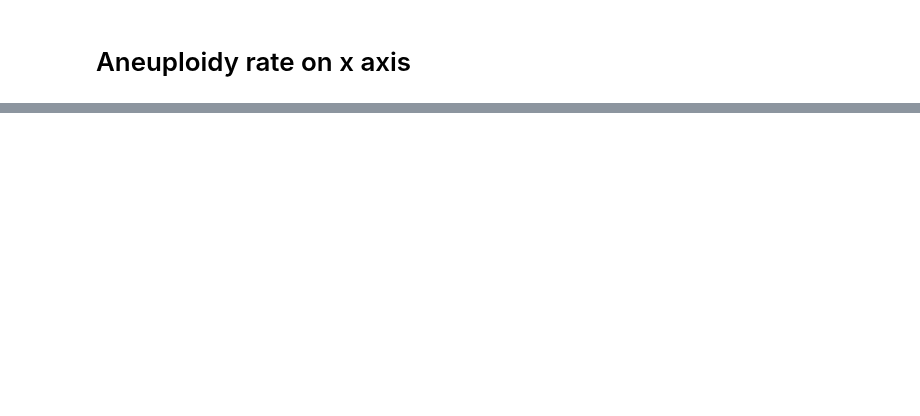
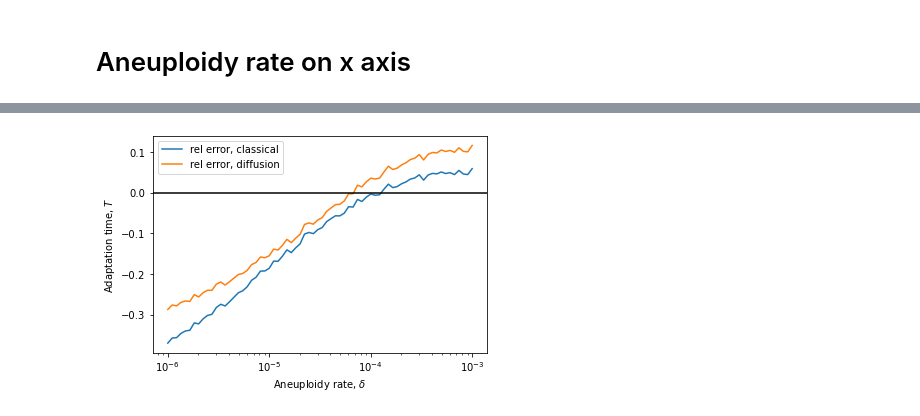
Before and after one commit to yoavram-lab/Heatrisomy, a Jupyter notebook: notebooks_mp/no-direct-mutation.ipynb, the cells around one changed output, grey strips where cells are left out. Cells and saved outputs as stored; diff of their text form; code cells hidden in the pictures; blank space fills up the shorter version.

```diff
--- a/notebooks_mp/no-direct-mutation.ipynb
+++ b/notebooks_mp/no-direct-mutation.ipynb
@@ -236,0 +259,11 @@ plt.legend();
+# %%
+plt.plot(δ,(T_-mean)/mean, label='rel error, classical')
+plt.plot(δ,(T__-mean)/mean, label='rel error, diffusion')
+plt.axhline(0,color='k')
+plt.xscale('log')
+
+plt.xlabel("Aneuploidy rate, $\delta$")
+plt.ylabel('Adaptation time, $T$')
+plt.legend();
+# %% [output]
+[figure, added]
```
Also changed, not shown: parts of 5 cells of this notebook, 1 other file.
